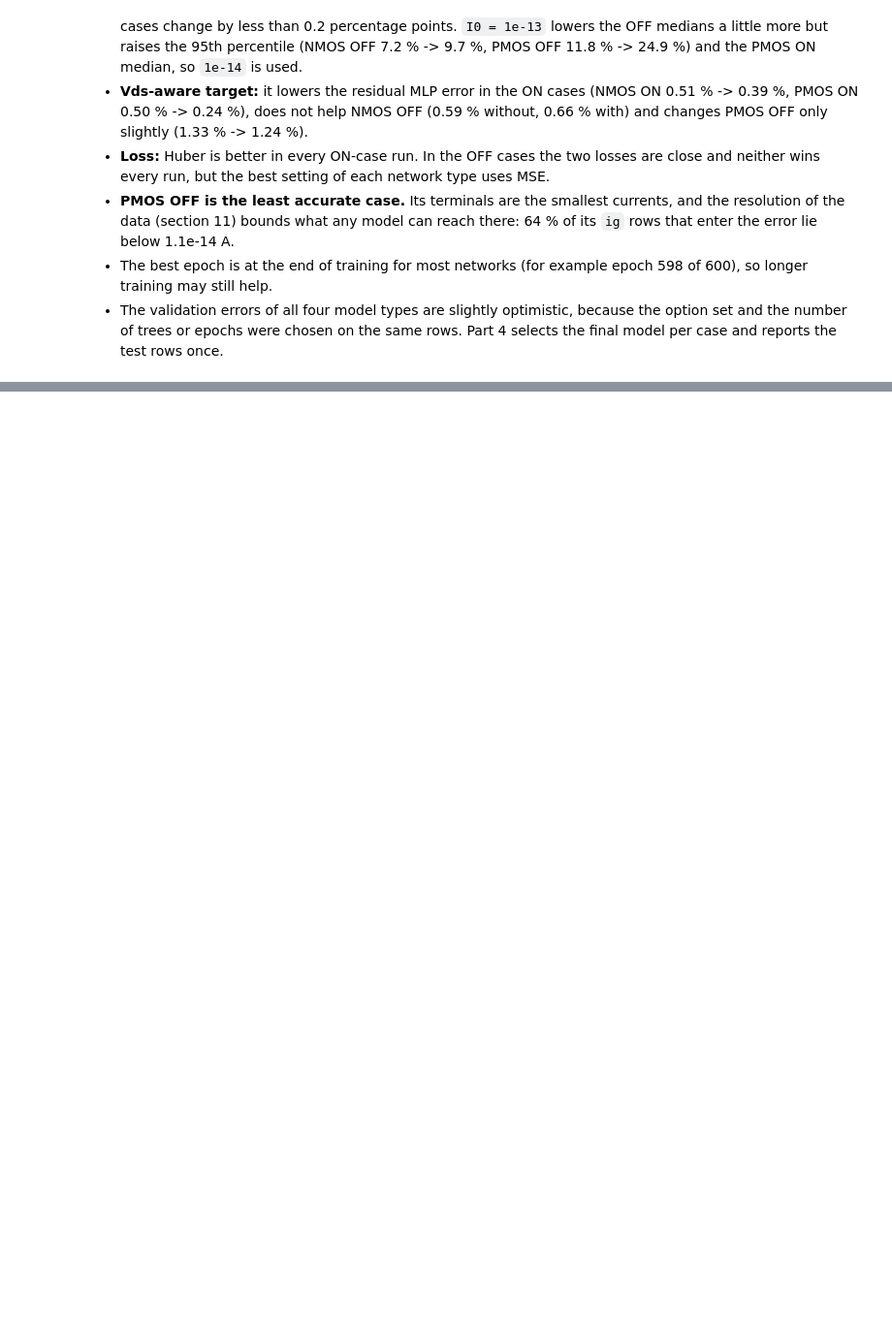
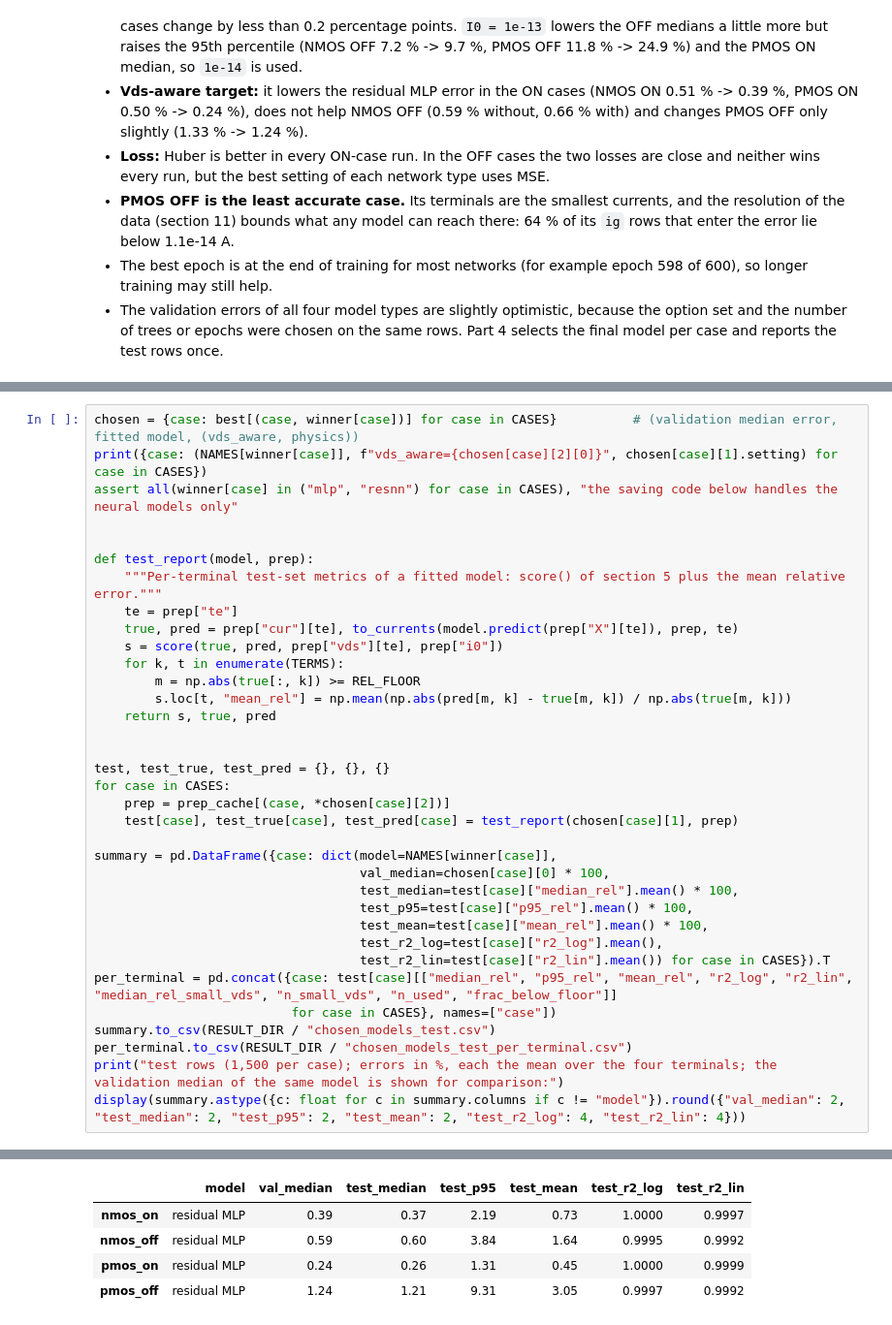
Before and after one commit to rtvk2/dvd-leakage-estimation, a Jupyter notebook: notebooks/03_train.ipynb, the cells around one changed output, grey strips where cells are left out. Shown at 97% size. Drawn from its saved outputs; the diff is of its cells as text; blank space fills up the shorter version.

```diff
--- a/notebooks/03_train.ipynb
+++ b/notebooks/03_train.ipynb
@@ -950,0 +956,36 @@ The 95th-percentile error of the residual MLP is 2.2 % (NMOS ON), 4.1 % (NMOS OF
+# %%
+chosen = {case: best[(case, winner[case])] for case in CASES}          # (validation median error, fitted model, (vds_aware, physics))
+print({case: (NAMES[winner[case]], f"vds_aware={chosen[case][2][0]}", chosen[case][1].setting) for case in CASES})
+assert all(winner[case] in ("mlp", "resnn") for case in CASES), "the saving code below handles the neural models only"
+
+
+def test_report(model, prep):
+    """Per-terminal test-set metrics of a fitted model: score() of section 5 plus the mean relative error."""
+    te = prep["te"]
+    true, pred = prep["cur"][te], to_currents(model.predict(prep["X"][te]), prep, te)
+    s = score(true, pred, prep["vds"][te], prep["i0"])
+    for k, t in enumerate(TERMS):
+        m = np.abs(true[:, k]) >= REL_FLOOR
+        s.loc[t, "mean_rel"] = np.mean(np.abs(pred[m, k] - true[m, k]) / np.abs(true[m, k]))
+    return s, true, pred
+
+
+test, test_true, test_pred = {}, {}, {}
+for case in CASES:
+    prep = prep_cache[(case, *chosen[case][2])]
+    test[case], test_true[case], test_pred[case] = test_report(chosen[case][1], prep)
+
+summary = pd.DataFrame({case: dict(model=NAMES[winner[case]],
+                                   val_median=chosen[case][0] * 100,
+                                   test_median=test[case]["median_rel"].mean() * 100,
+                                   test_p95=test[case]["p95_rel"].mean() * 100,
+                                   test_mean=test[case]["mean_rel"].mean() * 100,
+                                   test_r2_log=test[case]["r2_log"].mean(),
+                                   test_r2_lin=test[case]["r2_lin"].mean()) for case in CASES}).T
+per_terminal = pd.concat({case: test[case][["median_rel", "p95_rel", "mean_rel", "r2_log", "r2_lin", "median_rel_small_vds", "n_small_vds", "n_used", "frac_below_floor"]]
+                          for case in CASES}, names=["case"])
+summary.to_csv(RESULT_DIR / "chosen_models_test.csv")
+per_terminal.to_csv(RESULT_DIR / "chosen_models_test_per_terminal.csv")
+print("test rows (1,500 per case); errors in %, each the mean over the four terminals; the validation median of the same model is shown for comparison:")
+display(summary.astype({c: float for c in summary.columns if c != "model"}).round({"val_median": 2, "test_median": 2, "test_p95": 2, "test_mean": 2, "test_r2_log": 4, "test_r2_lin": 4}))
+# %% [output]
@@ -950,0 +994,5 @@ The 95th-percentile error of the residual MLP is 2.2 % (NMOS ON), 4.1 % (NMOS OF
+|  | model | val_median | test_median | test_p95 | test_mean | test_r2_log | test_r2_lin |
+| nmos_on | residual MLP | 0.39 | 0.37 | 2.19 | 0.73 | 1.0000 | 0.9997 |
+| nmos_off | residual MLP | 0.59 | 0.60 | 3.84 | 1.64 | 0.9995 | 0.9992 |
+| pmos_on | residual MLP | 0.24 | 0.26 | 1.31 | 0.45 | 1.0000 | 0.9999 |
+| pmos_off | residual MLP | 1.24 | 1.21 | 9.31 | 3.05 | 0.9997 | 0.9992 |
```
Also changed, not shown: parts of 17 cells of this notebook, 11 other files.
